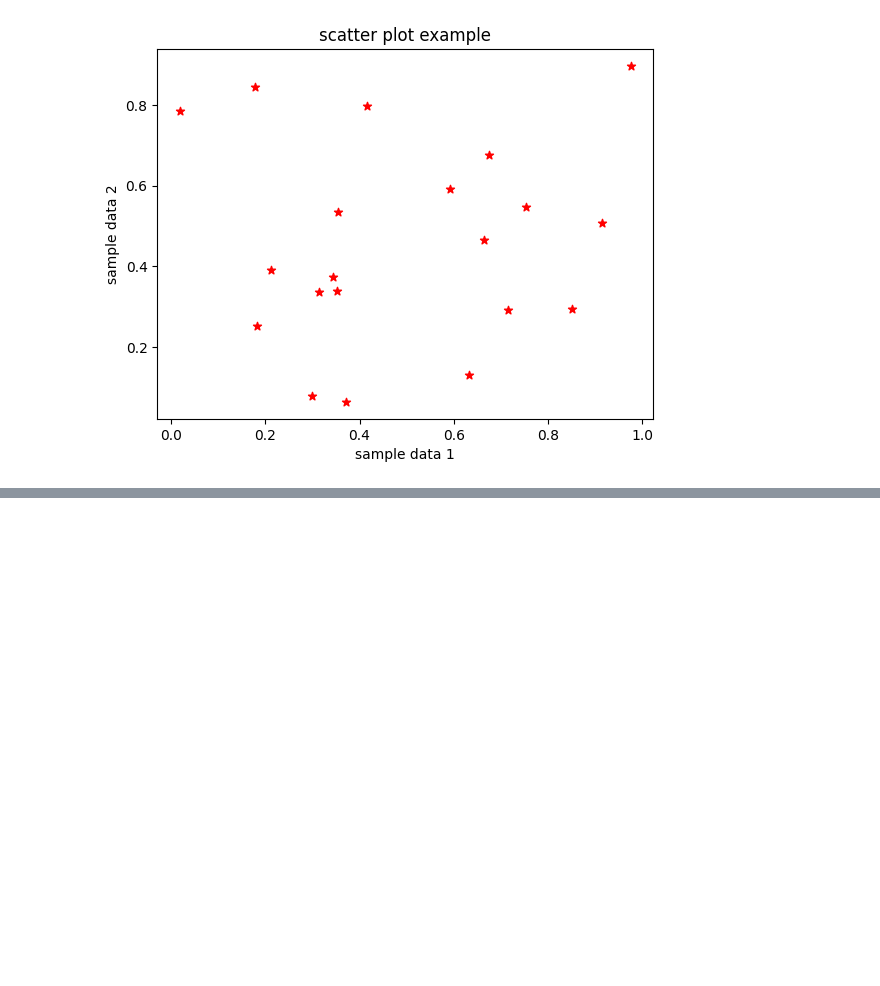
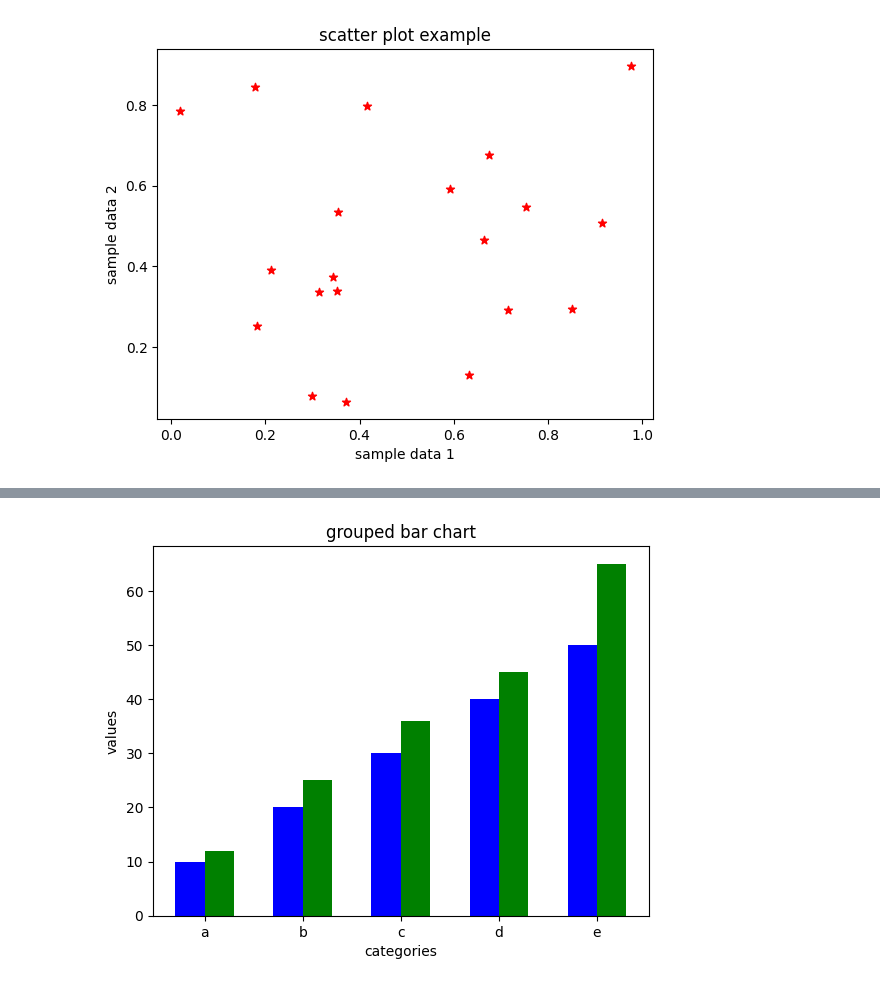
Before and after one commit to Avinash2003-11/Machine-learning, a Jupyter notebook: exp.ipynb, the cells around one changed output, grey strips where cells are left out. Saved outputs shown, nothing was run; the diff lists cells and outputs as text; code cells hidden in the pictures; blank space fills up the shorter version.

```diff
--- a/exp.ipynb
+++ b/exp.ipynb
@@ -226,0 +245,18 @@ Text(0.5, 1.0, 'scatter plot example')
+# %%
+import numpy as np
+categories = ['a', 'b', 'c', 'd', 'e']
+values = [10, 20, 30, 40, 50]
+values2 = [12, 25,36,45,65]
+
+x = np.arange(len(categories))
+width = 0.3
+
+plt.bar(x - width/2, values, width, label = "data1", color = "blue")
+plt.bar(x + width/2, values2, width, label = "data2", color = "green")
+plt.xticks(x, categories)
+plt.xlabel("categories")
+plt.ylabel("values")
+plt.title("grouped bar chart")
+plt.show()
+# %% [output]
+[figure, added]
```
Also changed, not shown: parts of 3 cells of this notebook.
